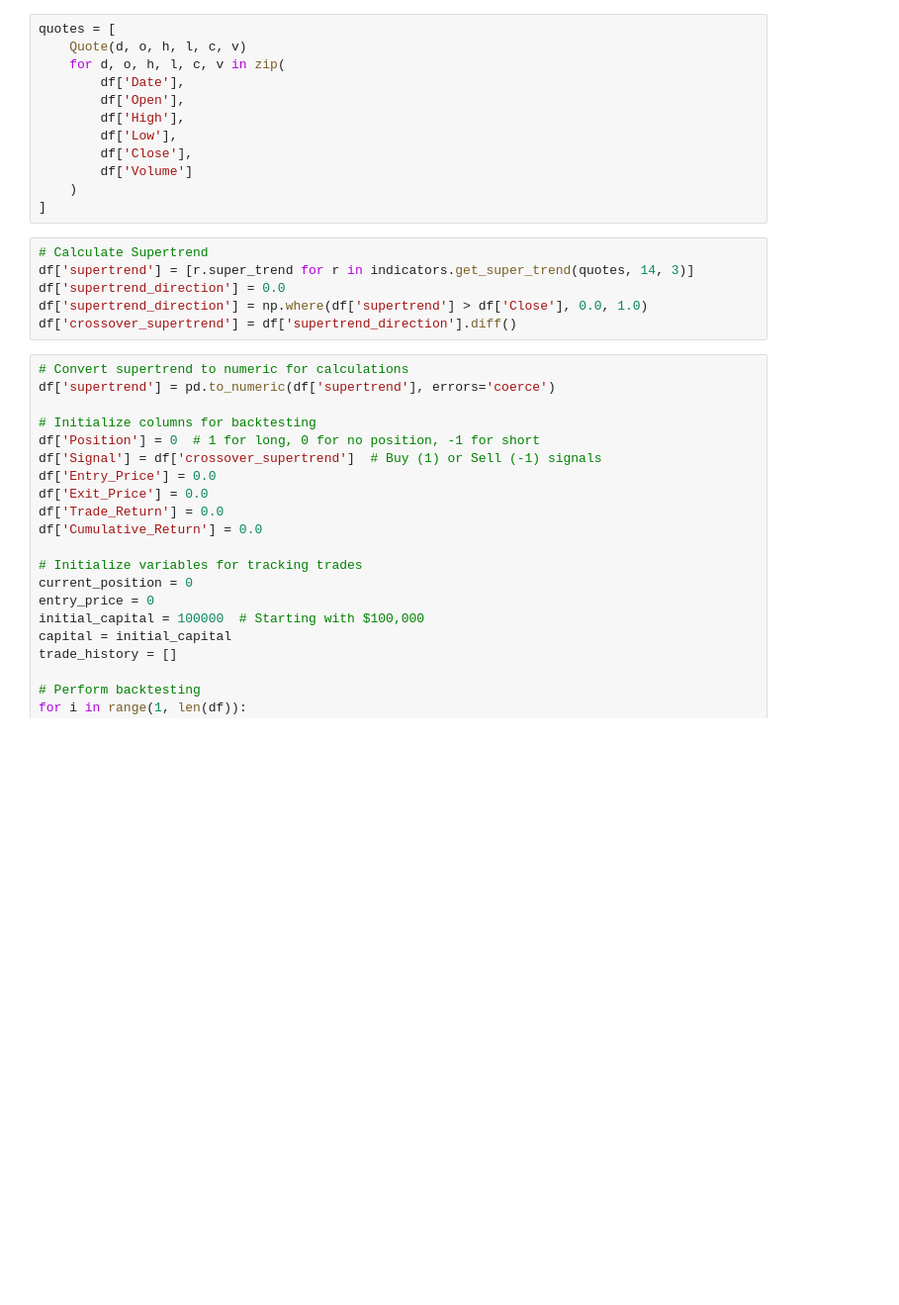
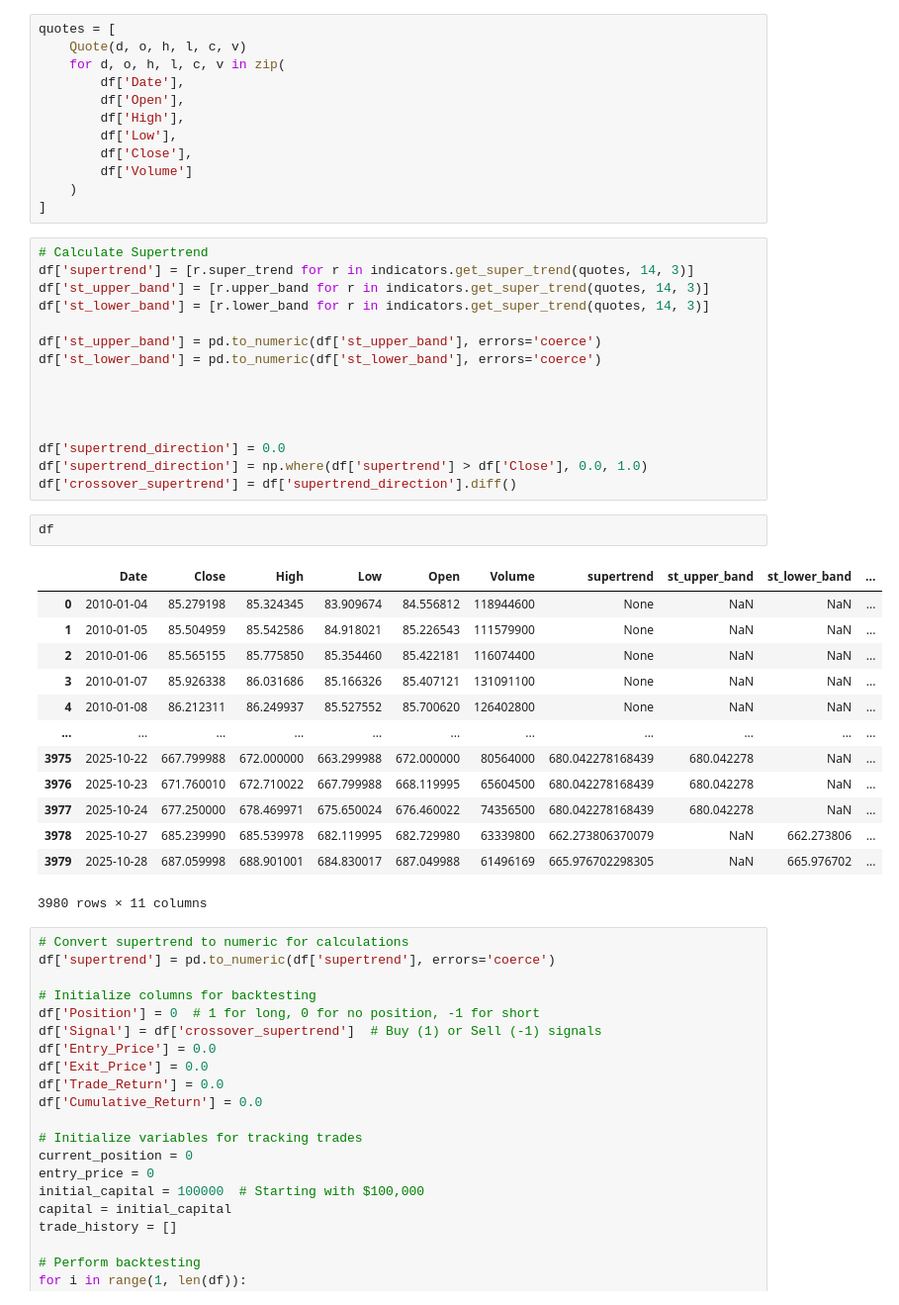
Before and after one commit to HunanDragon/Python_Stock_Trading_by_AI_2025, a Jupyter notebook: Supertrend_Backtesting.ipynb, the cells around one changed output. Shown at 99% size. Saved outputs shown, nothing was run; the diff lists cells and outputs as text; blank space fills up the shorter version.

```diff
--- a/Supertrend_Backtesting.ipynb
+++ b/Supertrend_Backtesting.ipynb
@@ -44,9 +44,34 @@ quotes = [
 # %%
 # Calculate Supertrend
 df['supertrend'] = [r.super_trend for r in indicators.get_super_trend(quotes, 14, 3)]
+df['st_upper_band'] = [r.upper_band for r in indicators.get_super_trend(quotes, 14, 3)]
+df['st_lower_band'] = [r.lower_band for r in indicators.get_super_trend(quotes, 14, 3)]
+
+df['st_upper_band'] = pd.to_numeric(df['st_upper_band'], errors='coerce')
+df['st_lower_band'] = pd.to_numeric(df['st_lower_band'], errors='coerce')
+
+
+
+
 df['supertrend_direction'] = 0.0
 df['supertrend_direction'] = np.where(df['supertrend'] > df['Close'], 0.0, 1.0)
 df['crossover_supertrend'] = df['supertrend_direction'].diff()
+# %%
+df
+# %% [output]
+|  | Date | Close | High | Low | Open | Volume | supertrend | st_upper_band | st_lower_band | ... |
+| 0 | 2010-01-04 | 85.279198 | 85.324345 | 83.909674 | 84.556812 | 118944600 | None | NaN | NaN | ... |
+| 1 | 2010-01-05 | 85.504959 | 85.542586 | 84.918021 | 85.226543 | 111579900 | None | NaN | NaN | ... |
+| 2 | 2010-01-06 | 85.565155 | 85.775850 | 85.354460 | 85.422181 | 116074400 | None | NaN | NaN | ... |
+| 3 | 2010-01-07 | 85.926338 | 86.031686 | 85.166326 | 85.407121 | 131091100 | None | NaN | NaN | ... |
+| 4 | 2010-01-08 | 86.212311 | 86.249937 | 85.527552 | 85.700620 | 126402800 | None | NaN | NaN | ... |
+| ... | ... | ... | ... | ... | ... | ... | ... | ... | ... | ... |
+| 3975 | 2025-10-22 | 667.799988 | 672.000000 | 663.299988 | 672.000000 | 80564000 | 680.042278168439 | 680.042278 | NaN | ... |
+| 3976 | 2025-10-23 | 671.760010 | 672.710022 | 667.799988 | 668.119995 | 65604500 | 680.042278168439 | 680.042278 | NaN | ... |
+| 3977 | 2025-10-24 | 677.250000 | 678.469971 | 675.650024 | 676.460022 | 74356500 | 680.042278168439 | 680.042278 | NaN | ... |
+| 3978 | 2025-10-27 | 685.239990 | 685.539978 | 682.119995 | 682.729980 | 63339800 | 662.273806370079 | NaN | 662.273806 | ... |
+| 3979 | 2025-10-28 | 687.059998 | 688.901001 | 684.830017 | 687.049988 | 61496169 | 665.976702298305 | NaN | 665.976702 | ... |
+3980 rows × 11 columns
 # %%
 # Convert supertrend to numeric for calculations
 df['supertrend'] = pd.to_numeric(df['supertrend'], errors='coerce')
```
Also changed, not shown: parts of 5 cells of this notebook, 10 other files.
